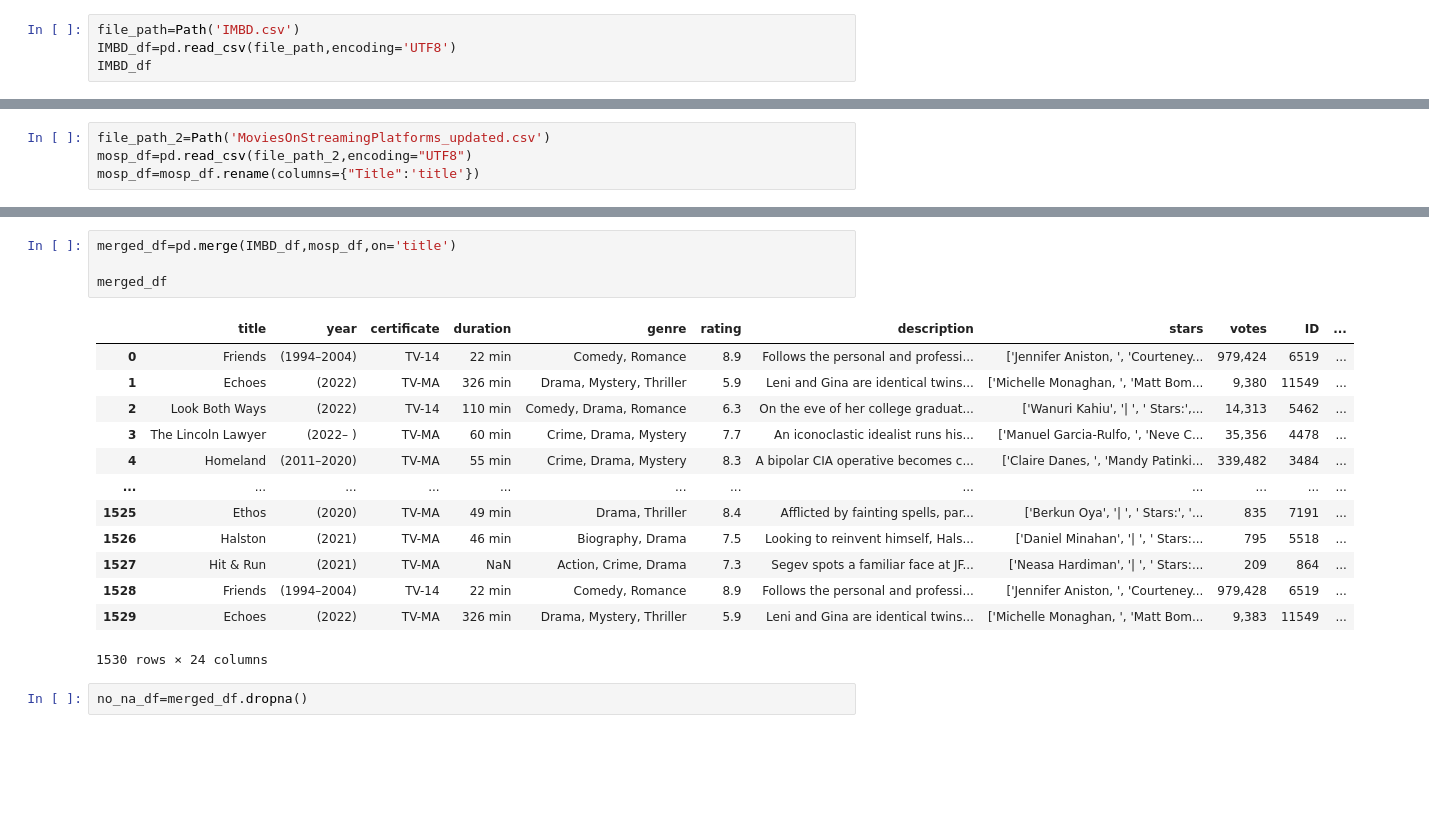
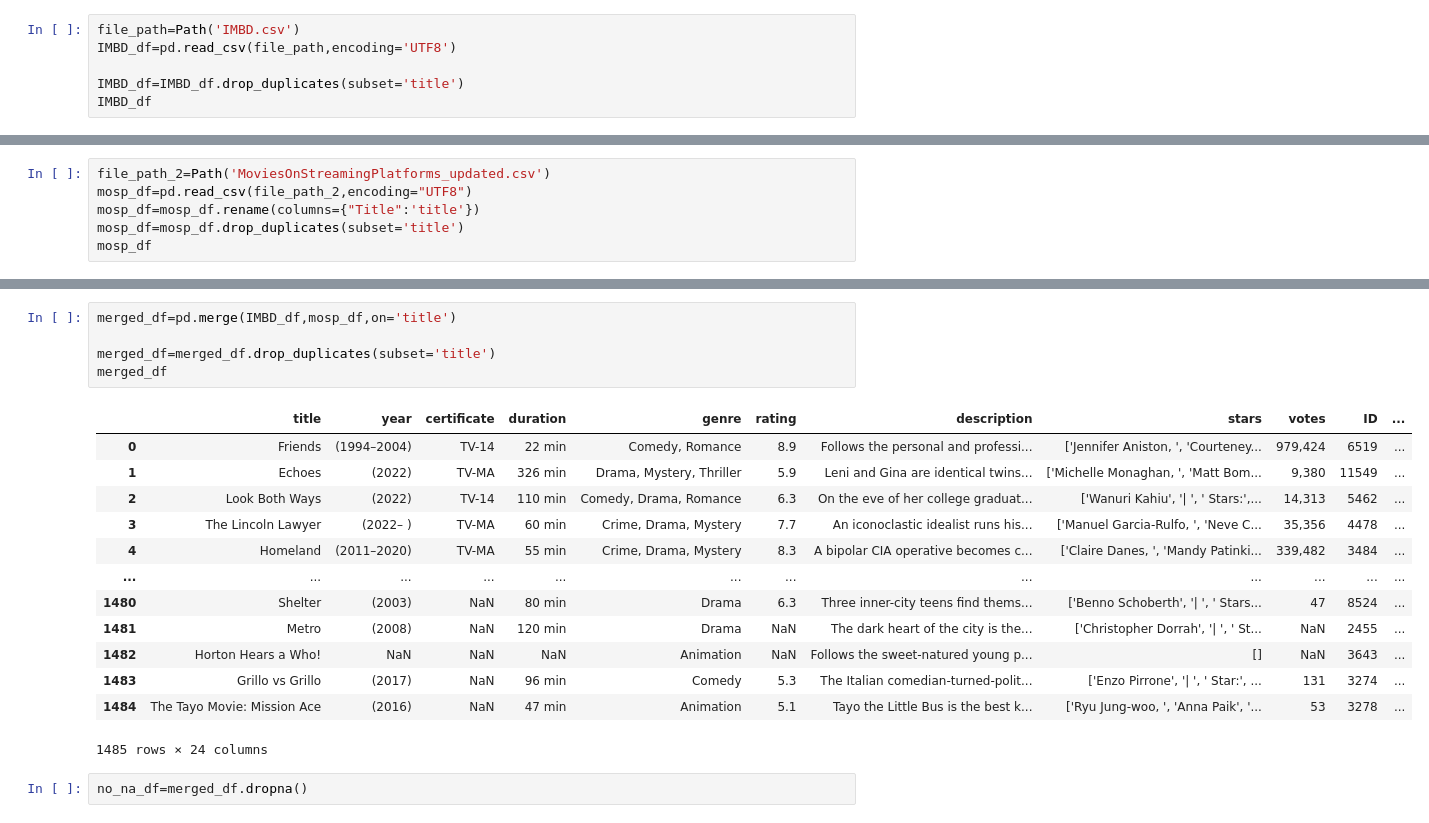
Before and after one commit to troyflood94/project_3, a Jupyter notebook: project_work_file.ipynb, the cells around one changed output, grey strips where cells are left out. Saved outputs shown, nothing was run; the diff lists cells and outputs as text; blank space fills up the shorter version.

Commit message:
day 1 of work. Dataframes created. Cleaned a bit. Plots generated

```diff
--- a/project_work_file.ipynb
+++ b/project_work_file.ipynb
@@ -4,6 +5,8 @@ import pandas as pd
 # %%
 file_path=Path('IMBD.csv')
 IMBD_df=pd.read_csv(file_path,encoding='UTF8')
+
+IMBD_df=IMBD_df.drop_duplicates(subset='title')
 IMBD_df
 # %% [output]
 |  | title | year | certificate | duration | genre | rating | description | stars | votes |
@@ -23,3 +26,5 @@ IMBD_df
 file_path_2=Path('MoviesOnStreamingPlatforms_updated.csv')
 mosp_df=pd.read_csv(file_path_2,encoding="UTF8")
 mosp_df=mosp_df.rename(columns={"Title":'title'})
+mosp_df=mosp_df.drop_duplicates(subset='title')
+mosp_df
@@ -26,21 +45,22 @@ mosp_df=mosp_df.rename(columns={"Title":'title'})
 # %%
 merged_df=pd.merge(IMBD_df,mosp_df,on='title')
 
+merged_df=merged_df.drop_duplicates(subset='title')
 merged_df
 # %% [output]
 |  | title | year | certificate | duration | genre | rating | description | stars | votes | ID | ... |
 | 0 | Friends | (1994–2004) | TV-14 | 22 min | Comedy, Romance | 8.9 | Follows the personal and professi... | ['Jennifer Aniston, ', 'Courteney... | 979,424 | 6519 | ... |
 | 1 | Echoes | (2022) | TV-MA | 326 min | Drama, Mystery, Thriller | 5.9 | Leni and Gina are identical twins... | ['Michelle Monaghan, ', 'Matt Bom... | 9,380 | 11549 | ... |
 | 2 | Look Both Ways | (2022) | TV-14 | 110 min | Comedy, Drama, Romance | 6.3 | On the eve of her college graduat... | ['Wanuri Kahiu', '| ', ' Stars:',... | 14,313 | 5462 | ... |
 | 3 | The Lincoln Lawyer | (2022– ) | TV-MA | 60 min | Crime, Drama, Mystery | 7.7 | An iconoclastic idealist runs his... | ['Manuel Garcia-Rulfo, ', 'Neve C... | 35,356 | 4478 | ... |
 | 4 | Homeland | (2011–2020) | TV-MA | 55 min | Crime, Drama, Mystery | 8.3 | A bipolar CIA operative becomes c... | ['Claire Danes, ', 'Mandy Patinki... | 339,482 | 3484 | ... |
 | ... | ... | ... | ... | ... | ... | ... | ... | ... | ... | ... | ... |
-| 1525 | Ethos | (2020) | TV-MA | 49 min | Drama, Thriller | 8.4 | Afflicted by fainting spells, par... | ['Berkun Oya', '| ', ' Stars:', '... | 835 | 7191 | ... |
-| 1526 | Halston | (2021) | TV-MA | 46 min | Biography, Drama | 7.5 | Looking to reinvent himself, Hals... | ['Daniel Minahan', '| ', ' Stars:... | 795 | 5518 | ... |
-| 1527 | Hit & Run | (2021) | TV-MA | NaN | Action, Crime, Drama | 7.3 | Segev spots a familiar face at JF... | ['Neasa Hardiman', '| ', ' Stars:... | 209 | 864 | ... |
-| 1528 | Friends | (1994–2004) | TV-14 | 22 min | Comedy, Romance | 8.9 | Follows the personal and professi... | ['Jennifer Aniston, ', 'Courteney... | 979,428 | 6519 | ... |
-| 1529 | Echoes | (2022) | TV-MA | 326 min | Drama, Mystery, Thriller | 5.9 | Leni and Gina are identical twins... | ['Michelle Monaghan, ', 'Matt Bom... | 9,383 | 11549 | ... |
+| 1480 | Shelter | (2003) | NaN | 80 min | Drama | 6.3 | Three inner-city teens find thems... | ['Benno Schoberth', '| ', ' Stars... | 47 | 8524 | ... |
+| 1481 | Metro | (2008) | NaN | 120 min | Drama | NaN | The dark heart of the city is the... | ['Christopher Dorrah', '| ', ' St... | NaN | 2455 | ... |
+| 1482 | Horton Hears a Who! | NaN | NaN | NaN | Animation | NaN | Follows the sweet-natured young p... | [] | NaN | 3643 | ... |
+| 1483 | Grillo vs Grillo | (2017) | NaN | 96 min | Comedy | 5.3 | The Italian comedian-turned-polit... | ['Enzo Pirrone', '| ', ' Star:', ... | 131 | 3274 | ... |
+| 1484 | The Tayo Movie: Mission Ace | (2016) | NaN | 47 min | Animation | 5.1 | Tayo the Little Bus is the best k... | ['Ryu Jung-woo, ', 'Anna Paik', '... | 53 | 3278 | ... |
-1530 rows × 24 columns
+1485 rows × 24 columns
 # %%
 no_na_df=merged_df.dropna()
 # %%
```
Also changed, not shown: parts of 6 cells of this notebook.
